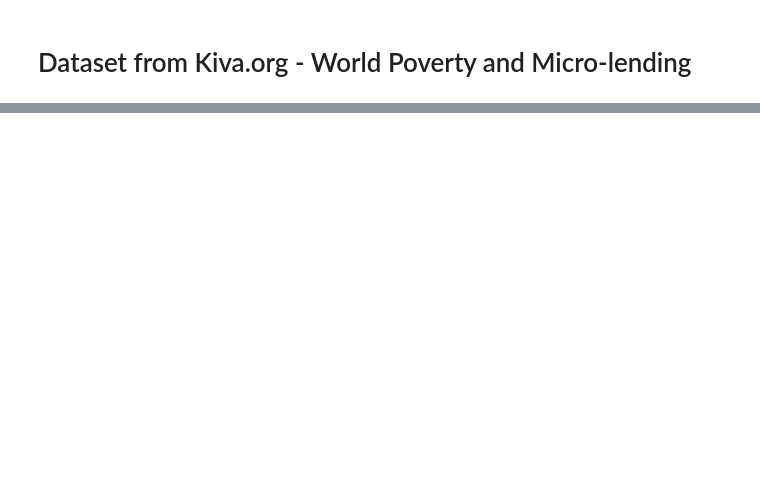
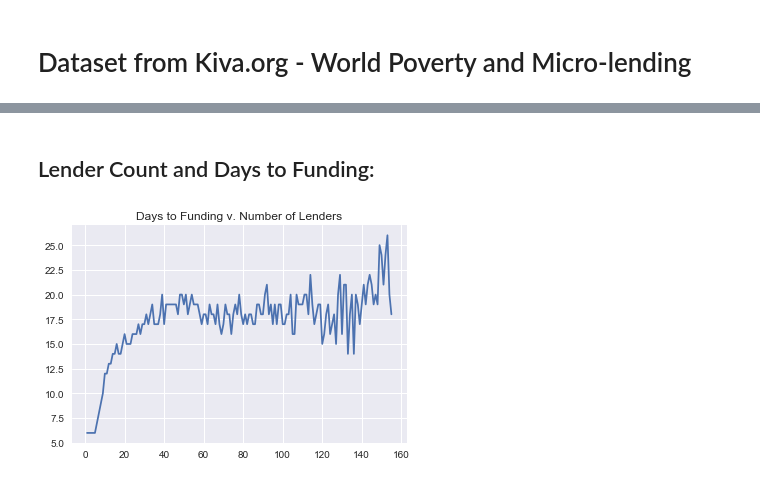
Before and after one commit to Begecky/Pre-Bootcamp-Materials, a Jupyter notebook: Unit 1/Kiva_CrowdFunding_Data.ipynb, the cells around one changed output, grey strips where cells are left out. Cells and saved outputs as stored; diff of their text form; code cells hidden in the pictures; blank space fills up the shorter version.

```diff
--- a/Unit 1/Kiva_CrowdFunding_Data.ipynb
+++ b/Unit 1/Kiva_CrowdFunding_Data.ipynb
@@ -73,0 +13,13 @@ sns.countplot(x = 'world_region', data = delta)
+# %%
+# Importing the frames:
+
+main = pd.read_csv('kiva_loans.csv')
+mpi = pd.read_csv('kiva_mpi_region_locations.csv')
+sector = pd.read_csv('loan_theme_ids.csv').drop(['Partner ID'], axis = 1).copy()
+region_themes = pd.read_csv('loan_themes_by_region.csv')
+
+# Then merging two of the frames and making sure the null values are taken care of:
+# 'loan_df' will be our main dataframe throughout this notebook.
+
+loan_df = main.merge(sector, how = 'outer', on = 'id').dropna().copy()
+loan_df.isnull().sum()
@@ -73,0 +170,24 @@ sns.countplot(x = 'world_region', data = delta)
+# %% [markdown]
+## Lender Count and Days to Funding:
+# %%
+# Looking at lender count in more detail:
+
+lender_info = loan_df.groupby('lender_count').agg({'lender_count': 'count',
+                                     'loan_amount': 'mean',
+                                     'term_in_months': 'mean'})
+lender_time = loan_df.groupby('lender_count')['time_to_loan'].agg(lambda x: x.median())
+lender_info['time_to_loan'] = lender_time.iloc[:]
+lender_info['days_to_loan'] = (lender_time.iloc[:].dt.days)
+
+#Splitting the lenders into group-counts:
+
+lender_info1 = lender_info.iloc[0:155,]
+lender_info2 = lender_info.iloc[156:311]
+lender_info3 = lender_info.iloc[312:,]
+
+# Then looking at their graphs:
+plt.plot(lender_info1.days_to_loan)
+plt.title('Days to Funding v. Number of Lenders')
+plt.show()
+# %% [output]
+[figure, added]
```
Also changed, not shown: parts of 27 cells of this notebook.
